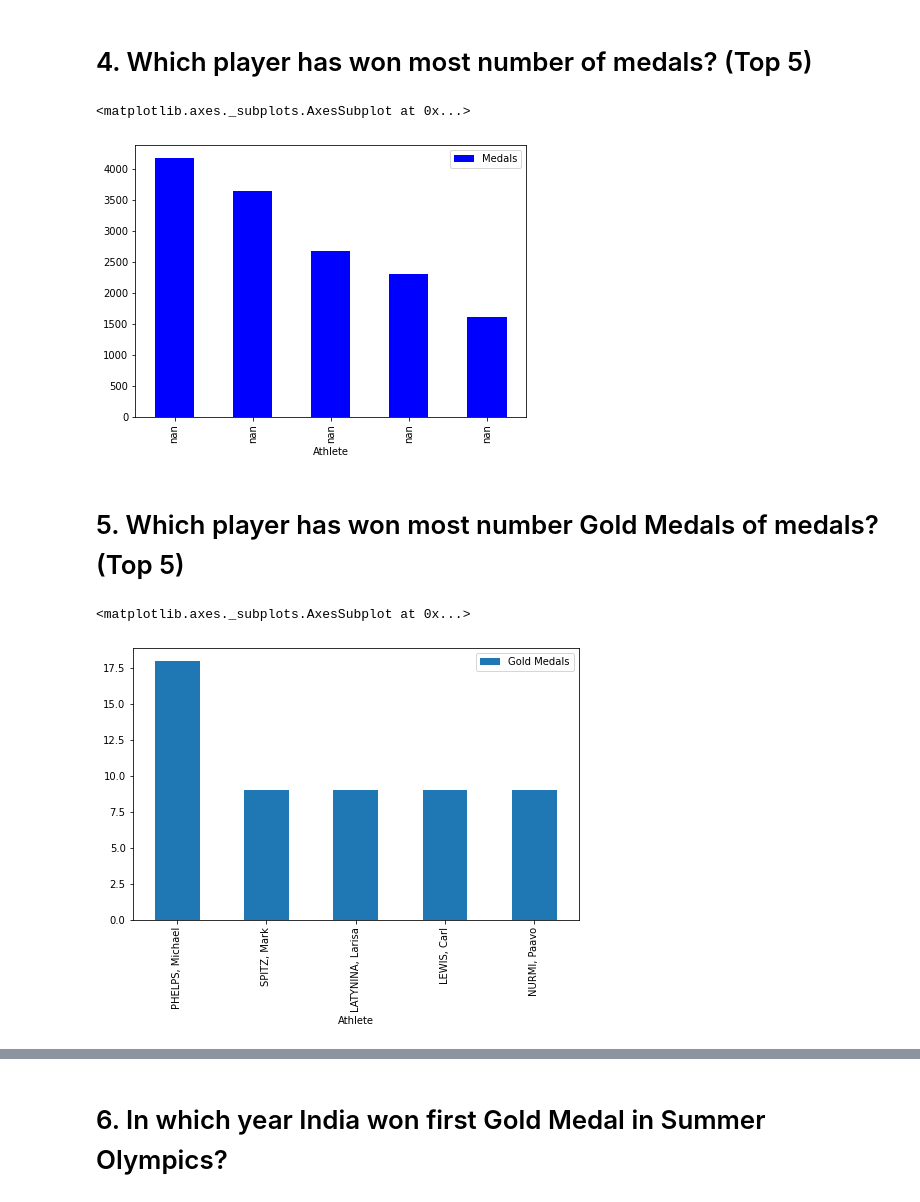
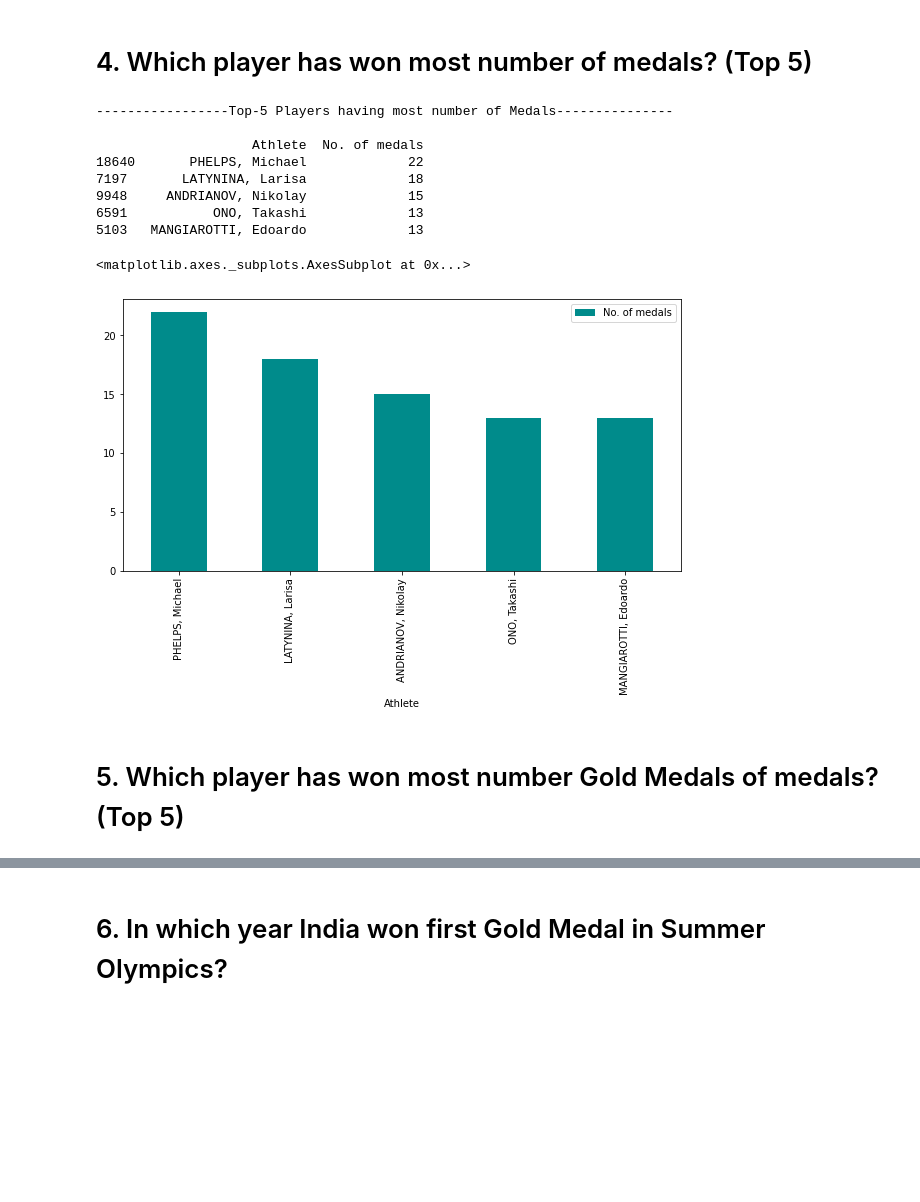
Before and after one commit to SrilaxmiThatha/Summer-Olympic-Analysis, a Jupyter notebook: Olympic_analysis.ipynb, the cells around one changed output, grey strips where cells are left out. Saved outputs shown, nothing was run; the diff lists cells and outputs as text; code cells hidden in the pictures; blank space fills up the shorter version.

```diff
--- a/Olympic_analysis.ipynb
+++ b/Olympic_analysis.ipynb
@@ -101,32 +143,27 @@ data.plot(x = 'Sport', y = 'Medals', kind = 'bar', figsize = (8,5),color = 'gree
 # %% [markdown]
 #    4. Which player has won most number of medals? (Top 5)
 # %%
-import pandas as pd
-df = pd.read_csv("summer.csv")
+data = []
 
-for Athlete in df['Athlete'].unique():
-    data.append([Athlete, len(df[df['Athlete'] == Athlete])])
+for athlete in df['Athlete'].unique():
+    data.append([athlete , len(df[(df['Athlete'] == athlete)])])
 
-data = pd.DataFrame(data, columns = ['Athlete','Medals'])
-data = data.sort_values(by = 'Medals', ascending = False).head()
-data.plot(x = 'Athlete', y = 'Medals', kind = 'bar', figsize = (7,5),color = 'blue')
+plot_data = pd.DataFrame(data,columns = ['Athlete','No. of medals']).sort_values(by='No. of medals', ascending=False).head()
+
+print("-----------------Top-5 Players having most number of Medals---------------\n")
+print(plot_data)
+plot_data.plot(x = 'Athlete', y = 'No. of medals', kind = 'bar', figsize = (10,5), color = 'DarkCyan')
 # %% [output]
-<matplotlib.axes._subplots.AxesSubplot at 0x...>
+-----------------Top-5 Players having most number of Medals---------------
+
+                    Athlete  No. of medals
+18640       PHELPS, Michael             22
+7197       LATYNINA, Larisa             18
+9948     ANDRIANOV, Nikolay             15
+6591           ONO, Takashi             13
+5103   MANGIAROTTI, Edoardo             13
+<matplotlib.axes._subplots.AxesSubplot at 0x...>
-[figure, old version]
+[figure, new version]
 # %% [markdown]
 
 #          5. Which player has won most number Gold Medals of medals? (Top 5)
-# %%
-df1 = df[df['Medal']=='Gold']
-
-data = []
-
-for Athlete in df1['Athlete'].unique():
-    data.append([Athlete, len(df1[df1['Athlete'] == Athlete])])
-
-data = pd.DataFrame(data, columns = ['Athlete','Gold Medals'])
-data = data.sort_values(by = 'Gold Medals', ascending = False).head()
-data.plot(x = 'Athlete', y = 'Gold Medals', kind = 'bar', figsize = (8,5))
-# %% [output]
-<matplotlib.axes._subplots.AxesSubplot at 0x...>
-[figure, removed]
```
Also changed, not shown: parts of 14 cells of this notebook.
